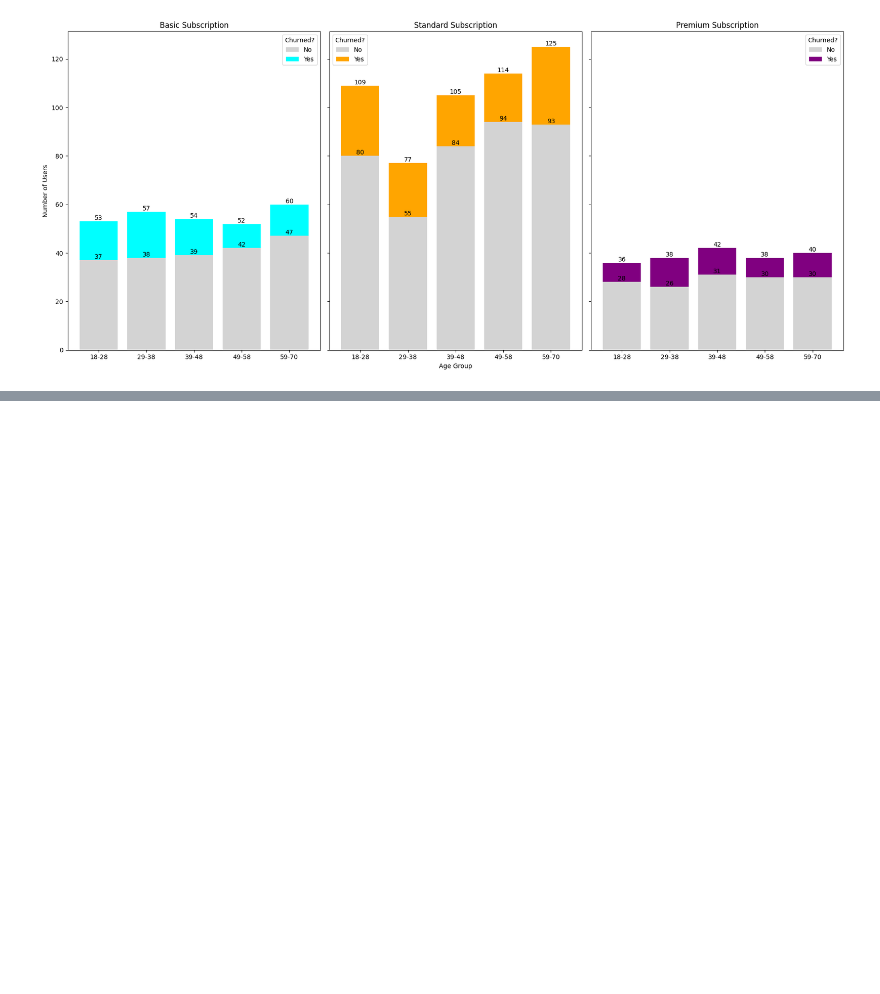
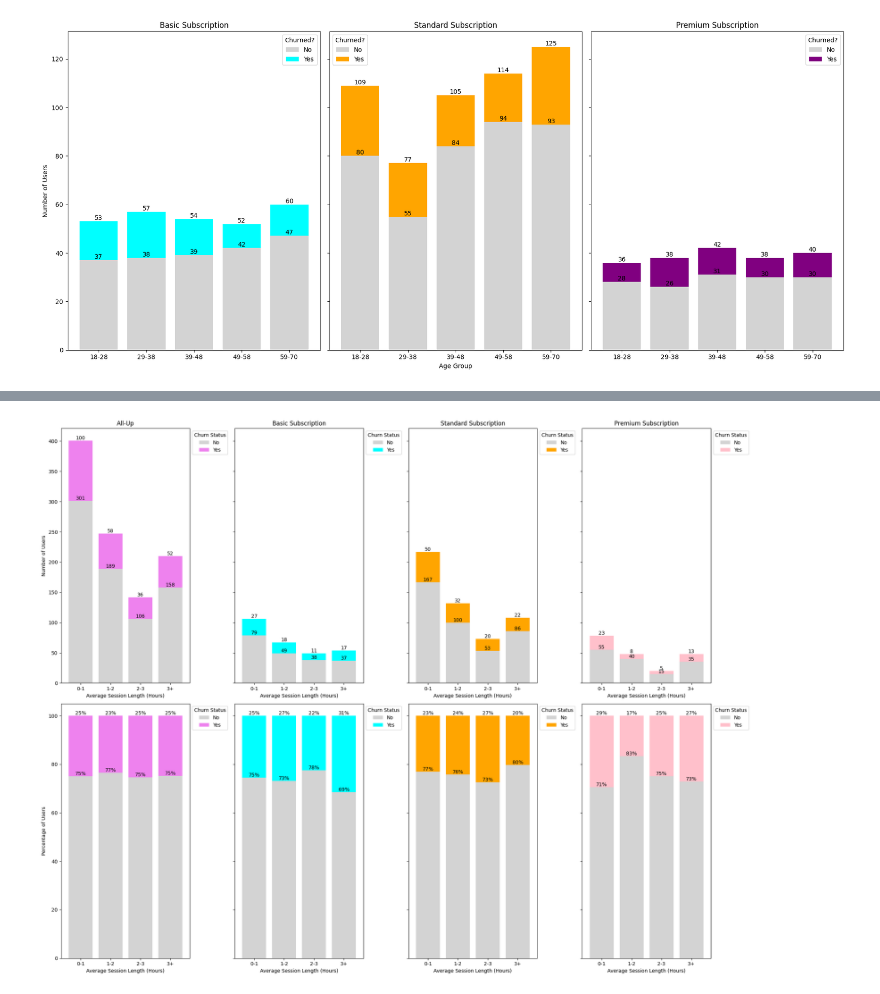
Before and after one commit to NumanESchulich/SchulichDataScience, a Jupyter notebook: Data Science I (MBAN 6110T)/Assignments/Assignment_I.ipynb, the cells around one changed output, grey strips where cells are left out. Drawn from its saved outputs; the diff is of its cells as text; code cells hidden in the pictures; blank space fills up the shorter version.

```diff
--- a/Data Science I (MBAN 6110T)/Assignments/Assignment_I.ipynb
+++ b/Data Science I (MBAN 6110T)/Assignments/Assignment_I.ipynb
@@ -299,0 +403,89 @@ plot_churn_percentages('Favorite_Genre', 'Favorite Genre', limit_labels=True)
+# %%
+# Bin Average Session Length and add labels
+ASL_bins = [0, 1, 2, 3, df['Average_Session_Length'].max() + 1]
+ASL_labels = ['0-1', '1-2', '2-3', '3+']
+
+# Add an 'ASL_Group' column to the dataset
+df['ASL_Group'] = pd.cut(df['Average_Session_Length'], bins=ASL_bins, labels=ASL_labels, right=False)
+
+# Filter data for each subscription type
+basic_data = df[df['Subscription_Type'] == 'Basic']
+standard_data = df[df['Subscription_Type'] == 'Standard']
+premium_data = df[df['Subscription_Type'] == 'Premium']
+
+# Function to calculate the number and percentage of churns
+def calculate_churn_data(data, x_axis):
+    churn_counts = data.groupby([x_axis, 'Churn_Flag'], observed=False).size().unstack(fill_value=0)
+    churn_percentages = churn_counts.div(churn_counts.sum(axis=1), axis=0) * 100
+    return churn_counts, churn_percentages
+
+# Calculate churn data for each subscription type
+total_churn_counts, total_churn_percent = calculate_churn_data(df, 'ASL_Group')
+basic_churn_counts, basic_churn_percent = calculate_churn_data(basic_data, 'ASL_Group')
+standard_churn_counts, standard_churn_percent = calculate_churn_data(standard_data, 'ASL_Group')
+premium_churn_counts, premium_churn_percent = calculate_churn_data(premium_data, 'ASL_Group')
+
+# Plot the data
+fig, axes = plt.subplots(2, 4, figsize=(24, 16), sharey='row')
+
+# Top row: Number of users churned
+total_churn_counts.plot(kind='bar', stacked=True, ax=axes[0, 0], width=0.8, color=['lightgray', 'violet'])
+axes[0, 0].set_title('All-Up')
+axes[0, 0].set_xlabel('Average Session Length (Hours)')
+axes[0, 0].set_ylabel('Number of Users')
+axes[0, 0].tick_params(axis='x', rotation=0)
+
+basic_churn_counts.plot(kind='bar', stacked=True, ax=axes[0, 1], width=0.8, color=['lightgray', 'cyan'])
+axes[0, 1].set_title('Basic Subscription')
+axes[0, 1].set_xlabel('Average Session Length (Hours)')
+axes[0, 1].tick_params(axis='x', rotation=0)
+
+standard_churn_counts.plot(kind='bar', stacked=True, ax=axes[0, 2], width=0.8, color=['lightgray', 'orange'])
+axes[0, 2].set_title('Standard Subscription')
+axes[0, 2].set_xlabel('Average Session Length (Hours)')
+axes[0, 2].tick_params(axis='x', rotation=0)
+
+premium_churn_counts.plot(kind='bar', stacked=True, ax=axes[0, 3], width=0.8, color=['lightgray', 'pink'])
+axes[0, 3].set_title('Premium Subscription')
+axes[0, 3].set_xlabel('Average Session Length (Hours)')
+axes[0, 3].tick_params(axis='x', rotation=0)
+
+# Adding data labels for number of users churned
+for ax in axes[0, :]:
+    for container in ax.containers:
+        labels = [f'{int(h)}' for h in container.datavalues.round()]
+        ax.bar_label(container, labels=labels, label_type='edge')
+
+# Bottom row: Percentage of churns
+total_churn_percent.plot(kind='bar', stacked=True, ax=axes[1, 0], width=0.8, color=['lightgray', 'violet'])
+axes[1, 0].set_xlabel('Average Session Length (Hours)')
+axes[1, 0].set_ylabel('Percentage of Users')
+axes[1, 0].tick_params(axis='x', rotation=0)
+
+basic_churn_percent.plot(kind='bar', stacked=True, ax=axes[1, 1], width=0.8, color=['lightgray', 'cyan'])
+axes[1, 1].set_xlabel('Average Session Length (Hours)')
+axes[1, 1].tick_params(axis='x', rotation=0)
+
+standard_churn_percent.plot(kind='bar', stacked=True, ax=axes[1, 2], width=0.8, color=['lightgray', 'orange'])
+axes[1, 2].set_xlabel('Average Session Length (Hours)')
+axes[1, 2].tick_params(axis='x', rotation=0)
+
+premium_churn_percent.plot(kind='bar', stacked=True, ax=axes[1, 3], width=0.8, color=['lightgray', 'pink'])
+axes[1, 3].set_xlabel('Average Session Length (Hours)')
+axes[1, 3].tick_params(axis='x', rotation=0)
+
+# Adding data labels for percentage of churns
+for ax in axes[1, :]:
+    for container in ax.containers:
+        labels = [f'{int(h)}%' for h in container.datavalues.round()]
+        ax.bar_label(container, labels=labels, label_type='edge')
+
+# Place the legend outside the plots
+for ax in axes.flatten():
+    ax.legend(title='Churn Status', loc='upper left', bbox_to_anchor=(1, 1))
+
+# Adjust layout to make room for the legends
+plt.tight_layout(rect=[0, 0, 0.85, 1])
+plt.show()
+# %% [output]
+[figure, added]
```
Also changed, not shown: parts of 11 cells of this notebook.
